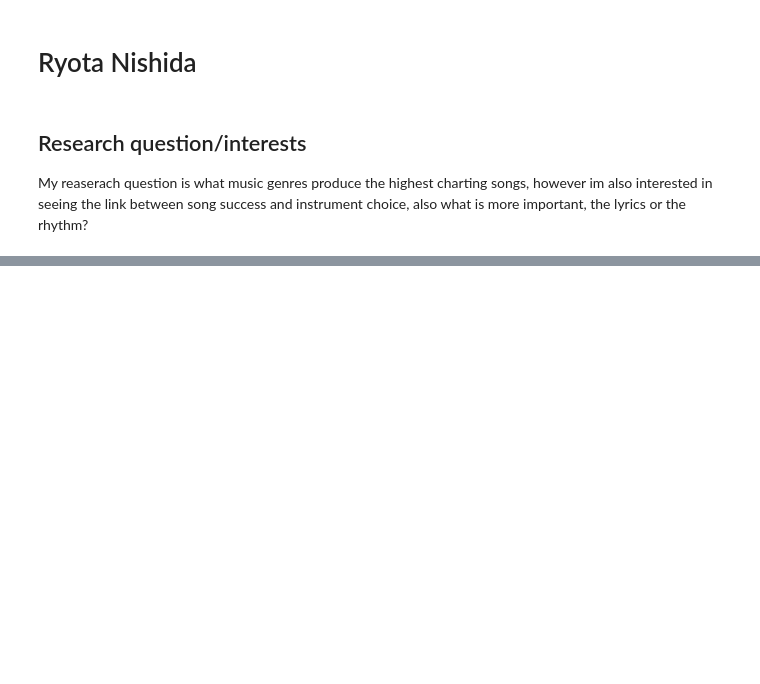
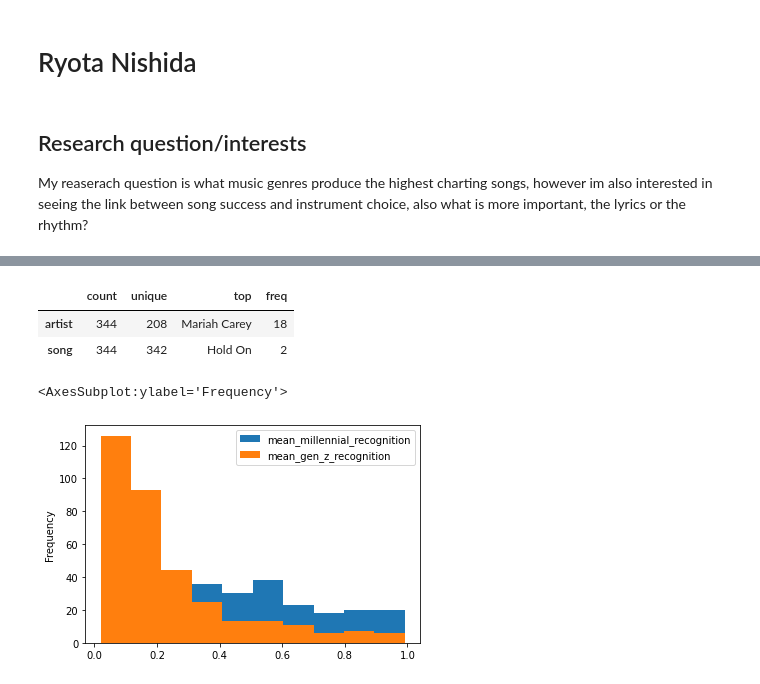
Before and after one commit to data301-2021-winter1/project-group41-project, a Jupyter notebook: notebooks/analysis3.ipynb, the cells around one changed output, grey strips where cells are left out. Cells and saved outputs as stored; diff of their text form; code cells hidden in the pictures; blank space fills up the shorter version.

```diff
--- a/notebooks/analysis3.ipynb
+++ b/notebooks/analysis3.ipynb
@@ -10,0 +37,6 @@ import numpy as np
+# %%
+df=pd.read_csv("../data/raw/time_series_90s.csv")
+df1=pd.read_csv("../data/raw/recognition_by_generation.csv")
+df2 = df.merge(df1)
+
+print("number of rows,columns,etc",df2.info)
@@ -10,0 +108,11 @@ import numpy as np
+# %%
+df2.describe(include='object').T
+# %% [output]
+|  | count | unique | top | freq |
+| artist | 344 | 208 | Mariah Carey | 18 |
+| song | 344 | 342 | Hold On | 2 |
+# %%
+df1.plot.hist()
+# %% [output]
+<AxesSubplot:ylabel='Frequency'>
+[figure, added]
```
Also changed, not shown: parts of 44 cells of this notebook.
